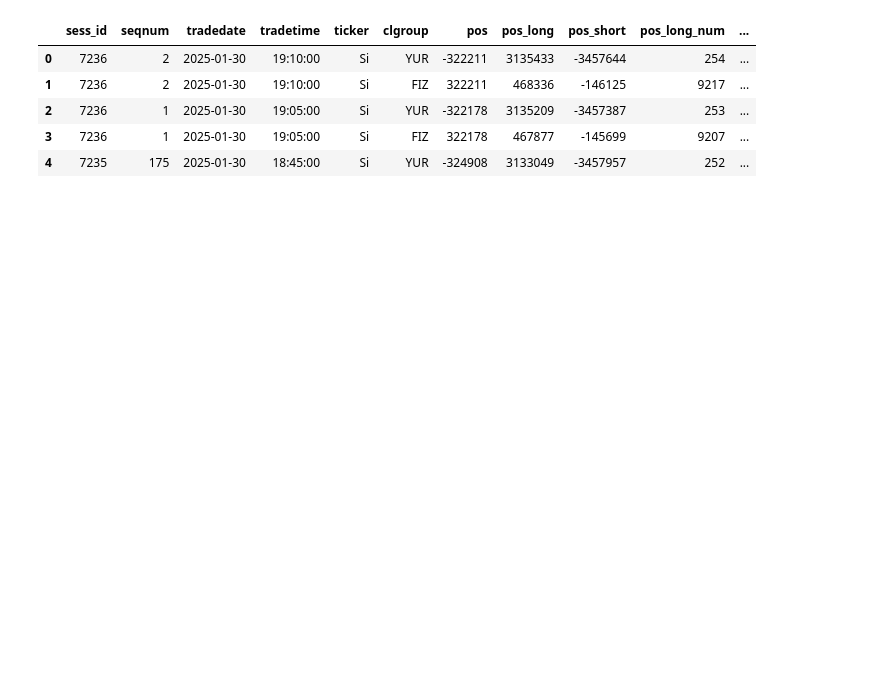
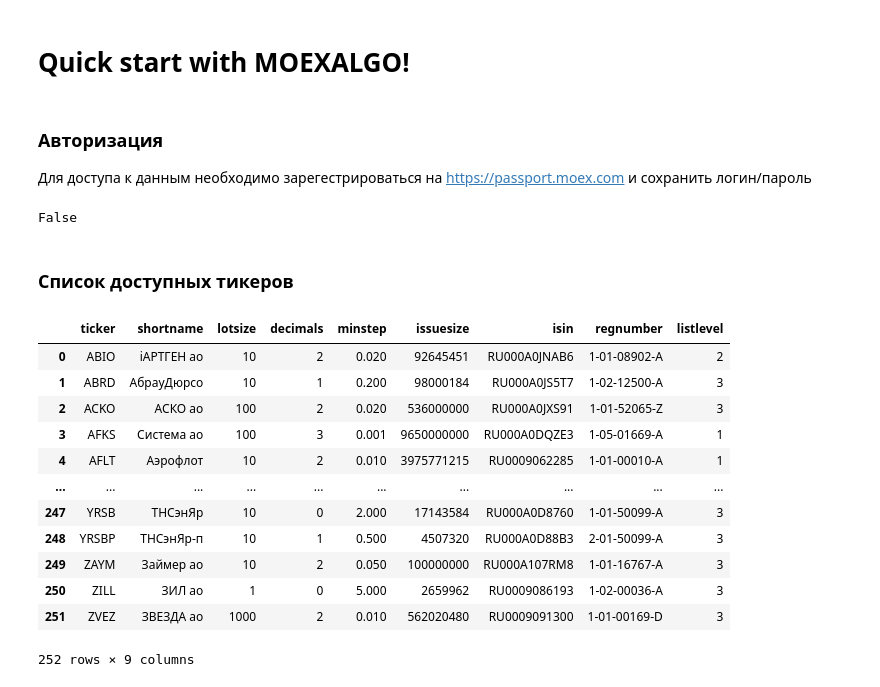
Before and after one commit to moexalgo/moexalgo, a Jupyter notebook: samples/quick_start.ipynb, the cells around one changed output. Cells and saved outputs as stored; diff of their text form; code cells hidden in the pictures; blank space fills up the shorter version.

```diff
--- a/samples/quick_start.ipynb
+++ b/samples/quick_start.ipynb
@@ -162,9 +1,34 @@ Futures('SiH5/RFUD')
-# %%
-Si.futoi(start='2025-01-30', end='2025-01-30').head()
-# %% [output]
-|  | sess_id | seqnum | tradedate | tradetime | ticker | clgroup | pos | pos_long | pos_short | pos_long_num | ... |
-| 0 | 7236 | 2 | 2025-01-30 | 19:10:00 | Si | YUR | -322211 | 3135433 | -3457644 | 254 | ... |
-| 1 | 7236 | 2 | 2025-01-30 | 19:10:00 | Si | FIZ | 322211 | 468336 | -146125 | 9217 | ... |
-| 2 | 7236 | 1 | 2025-01-30 | 19:05:00 | Si | YUR | -322178 | 3135209 | -3457387 | 253 | ... |
-| 3 | 7236 | 1 | 2025-01-30 | 19:05:00 | Si | FIZ | 322178 | 467877 | -145699 | 9207 | ... |
-| 4 | 7235 | 175 | 2025-01-30 | 18:45:00 | Si | YUR | -324908 | 3133049 | -3457957 | 252 | ... |
+# %% [markdown]
+# Quick start with MOEXALGO!
+# %% [markdown]
+### Авторизация
+
+Для доступа к данным необходимо зарегестрироваться на https://passport.moex.com и сохранить логин/пароль
+# %%
+from moexalgo import session, Market, Ticker, CandlePeriod
+
+username = ""
+password = ""
+session.authorize(username, password)
+# %% [output]
+False
+# %% [markdown]
+### Cписок доступных тикеров
+# %%
+# Акции
+eq = Market('EQ')
+eq.tickers()
+# %% [output]
+|  | ticker | shortname | lotsize | decimals | minstep | issuesize | isin | regnumber | listlevel |
+| 0 | ABIO | iАРТГЕН ао | 10 | 2 | 0.020 | 92645451 | RU000A0JNAB6 | 1-01-08902-A | 2 |
+| 1 | ABRD | АбрауДюрсо | 10 | 1 | 0.200 | 98000184 | RU000A0JS5T7 | 1-02-12500-A | 3 |
+| 2 | ACKO | АСКО ао | 100 | 2 | 0.020 | 536000000 | RU000A0JXS91 | 1-01-52065-Z | 3 |
+| 3 | AFKS | Система ао | 100 | 3 | 0.001 | 9650000000 | RU000A0DQZE3 | 1-05-01669-A | 1 |
+| 4 | AFLT | Аэрофлот | 10 | 2 | 0.010 | 3975771215 | RU0009062285 | 1-01-00010-A | 1 |
+| ... | ... | ... | ... | ... | ... | ... | ... | ... | ... |
+| 247 | YRSB | ТНСэнЯр | 10 | 0 | 2.000 | 17143584 | RU000A0D8760 | 1-01-50099-A | 3 |
+| 248 | YRSBP | ТНСэнЯр-п | 10 | 1 | 0.500 | 4507320 | RU000A0D88B3 | 2-01-50099-A | 3 |
+| 249 | ZAYM | Займер ао | 10 | 2 | 0.050 | 100000000 | RU000A107RM8 | 1-01-16767-A | 3 |
+| 250 | ZILL | ЗИЛ ао | 1 | 0 | 5.000 | 2659962 | RU0009086193 | 1-02-00036-A | 3 |
+| 251 | ZVEZ | ЗВЕЗДА ао | 1000 | 2 | 0.010 | 562020480 | RU0009091300 | 1-01-00169-D | 3 |
+252 rows × 9 columns
```
Also changed, not shown: parts of 60 cells of this notebook, 10 other files.
